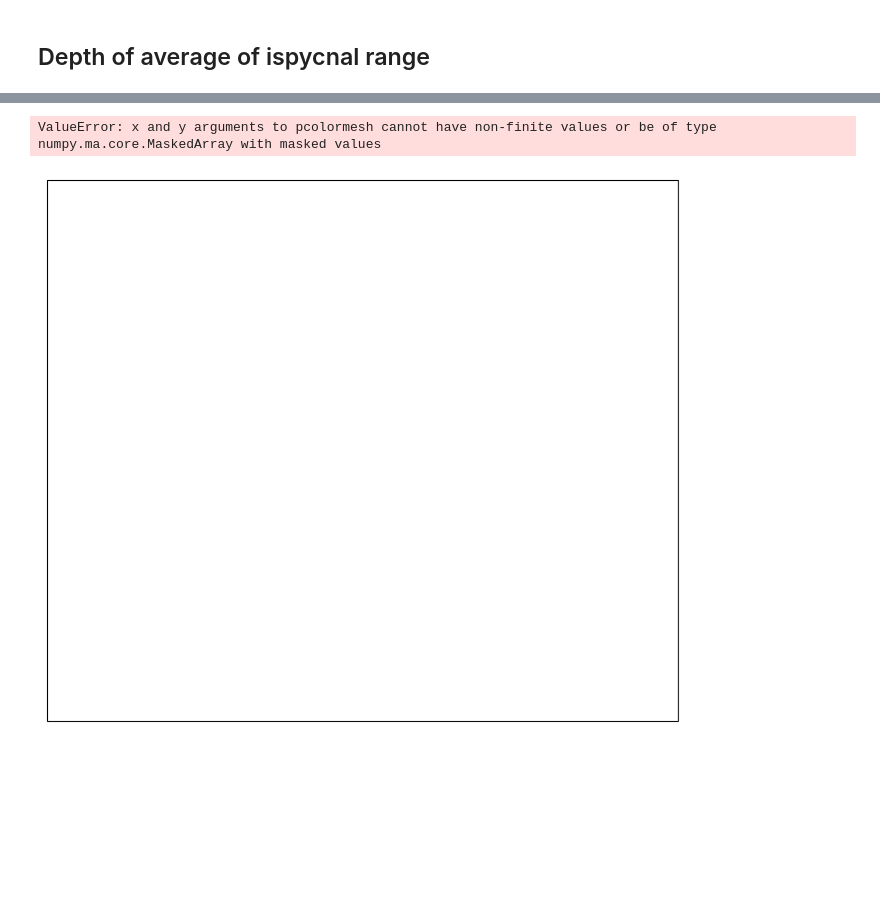
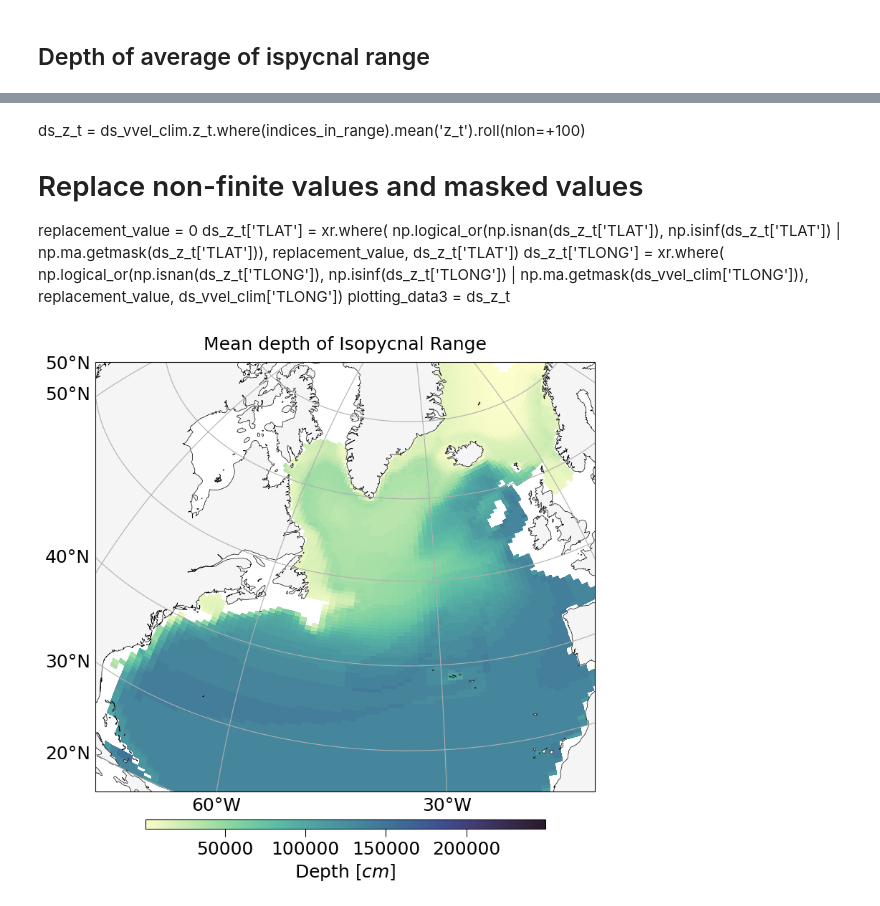
Before and after one commit to inagler/current, a Jupyter notebook: Meridional_velocity.ipynb, the cells around one changed output, grey strips where cells are left out. Saved outputs shown, nothing was run; the diff lists cells and outputs as text; code cells hidden in the pictures; blank space fills up the shorter version.

Commit message:
update figures

```diff
--- a/Meridional_velocity.ipynb
+++ b/Meridional_velocity.ipynb
@@ -181,34 +168,47 @@ plotting_data = ds_vvel_clim.z_t.where(indices_in_range).mean('z_t')
+# %% [markdown]
+ds_z_t = ds_vvel_clim.z_t.where(indices_in_range).mean('z_t').roll(nlon=+100)
+
+# Replace non-finite values and masked values
+replacement_value = 0
+ds_z_t['TLAT'] = xr.where(
+    np.logical_or(np.isnan(ds_z_t['TLAT']), np.isinf(ds_z_t['TLAT']) | np.ma.getmask(ds_z_t['TLAT'])),
+    replacement_value,
+    ds_z_t['TLAT'])
+ds_z_t['TLONG'] = xr.where(
+    np.logical_or(np.isnan(ds_z_t['TLONG']), np.isinf(ds_z_t['TLONG']) | np.ma.getmask(ds_vvel_clim['TLONG'])),
+    replacement_value,
+    ds_vvel_clim['TLONG'])
+plotting_data3 = ds_z_t
 # %%
 #vmin = -0.03
 #vmax = -vmin
 cbar_kwargs = {'orientation': 'horizontal', 'shrink': 0.8, 'aspect': 40,
                'label': r'Depth [$cm$]', 'pad': 0.05}
 labelsize = 18
 
 plt.figure(figsize=(9, 10))
 ax = plt.axes(projection=ccrs.Orthographic(central_latitude=40, central_longitude=-35))
 ax.set_extent([-80, -10, 25, 75], crs=ccrs.PlateCarree())
-pc = plotting_data.plot.pcolormesh(ax=ax,
+pc = plotting_data3.plot.pcolormesh(ax=ax,
                                     transform=ccrs.PlateCarree(),
                                     x='TLONG',
                                     y='TLAT',
                                     cbar_kwargs=cbar_kwargs,
                                     cmap=cmo.deep,
                                     #vmin=vmin, vmax=vmax,
                                     )
 
 pc.colorbar.ax.xaxis.label.set_size(labelsize)
 pc.colorbar.ax.tick_params(axis='x', labelsize=labelsize, size=8)
 ax.tick_params(axis='both', which='both', labelsize=labelsize, size=6)
 gl = ax.gridlines(draw_labels=True)
 gl.right_labels = False
 gl.top_labels = False
 gl.xlabel_style = {'size': labelsize}
 gl.ylabel_style = {'size': labelsize}
 ax.add_feature(nature_coast)
 #ax.coastlines()
-plt.title(r'Mean depth of Isopycanl Range', fontsize=labelsize)
+plt.title(r'Mean depth of Isopycnal Range', fontsize=labelsize)
 plt.show()
 # %% [output]
-ValueError: x and y arguments to pcolormesh cannot have non-finite values or be of type numpy.ma.core.MaskedArray with masked values
-[figure, old version]
+[figure, new version]
```
Also changed, not shown: parts of 10 cells of this notebook, 33 other files.
